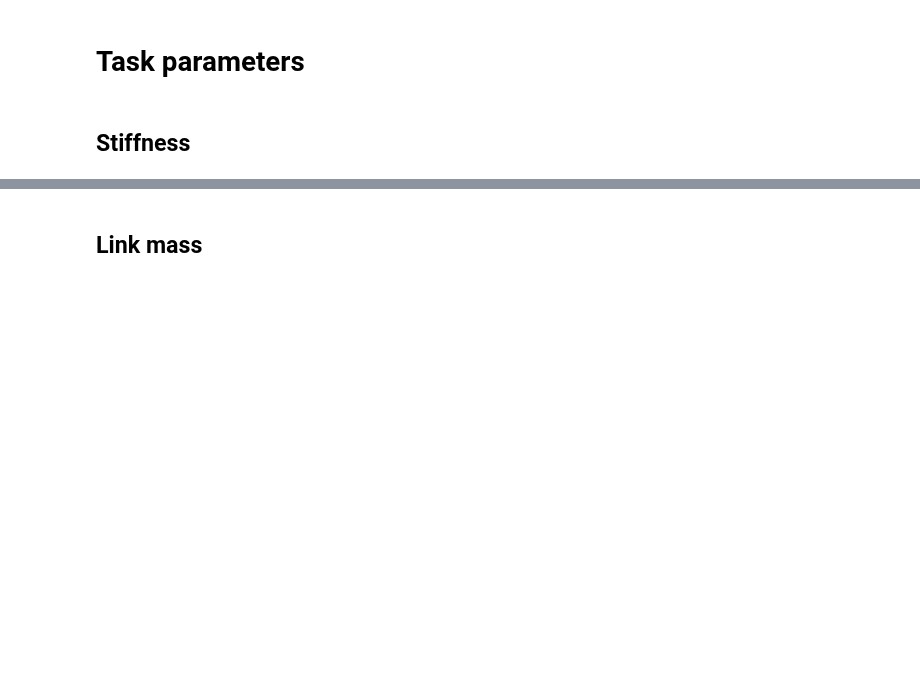
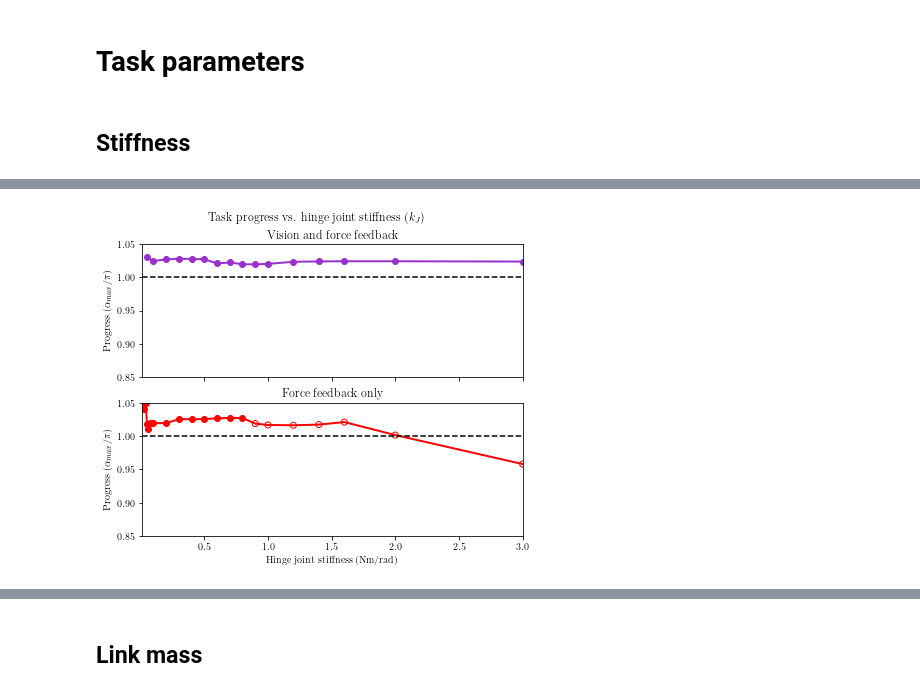
Before and after one commit to daniwhite/PaperManipulation, a Jupyter notebook: sweeps_plotter.ipynb, the cells around one changed output, grey strips where cells are left out. Drawn from its saved outputs; the diff is of its cells as text; code cells hidden in the pictures; blank space fills up the shorter version.

```diff
--- a/sweeps_plotter.ipynb
+++ b/sweeps_plotter.ipynb
@@ -253,38 +278,40 @@ datas = [
     np.load(base_path + "force_only__k_J.npz", allow_pickle=True),
 ]
 labels = [
-    "Vision and force",
+    "Vision and force feedback",
     # "Open loop",
     # "Vision only",
-    "Force only"
+    "Force feedback only"
 ]
 colors = [
     vision_and_force_color,
     # open_loop_color,
     # vision_only_color,
     force_only_color
 ]
 fig, axs = plt.subplots(len(datas), 1, figsize=(6,5), constrained_layout=True,sharex=True,sharey=True)
 if len(datas) == 1:
     axs = [axs]
 
 for i, (data, label, color, ax) in enumerate(zip(datas, labels, colors, axs)):
     x_axis = data["sweep_vars"][:,0]
     y_axis = np.array([val["max_overall_theta"] for val in data["out_data"]])/success_angle
     succ_idxs = data["successes"].flatten()
     fail_idxs = np.logical_not(succ_idxs)
     ax.plot(x_axis, y_axis, linestyle='-', linewidth=2, label=label, zorder=i, color=color)
     ax.scatter(x_axis[succ_idxs], y_axis[succ_idxs], color=color, zorder=i)
     ax.scatter(x_axis[fail_idxs], y_axis[fail_idxs], facecolors='none', color=color, zorder=i)
     ax.axhline(1, color='k', linestyle='--')
     ax.autoscale(enable=True, axis='x', tight=True)
     ax.set_title(label)
     ax.set_ylabel(r"Progress ($\alpha_{max}/\pi$)")
 ax.set_xlabel("Hinge joint stiffness (Nm/rad)")
 plt.ylim(0.85,1.05)
 plt.suptitle("Task progress vs. hinge joint stiffness ($k_J$)")
 plt.gcf().savefig("k_J_sweep_zoom.pgf", backend="pgf")
 plt.show()
+# %% [output]
+[figure, added]
 # %%
 plot_manipulator=True
 data = np.load(base_path + "vision_only__k_J.npz", allow_pickle=True)
```
Also changed, not shown: parts of 25 cells of this notebook, 33 other files.
